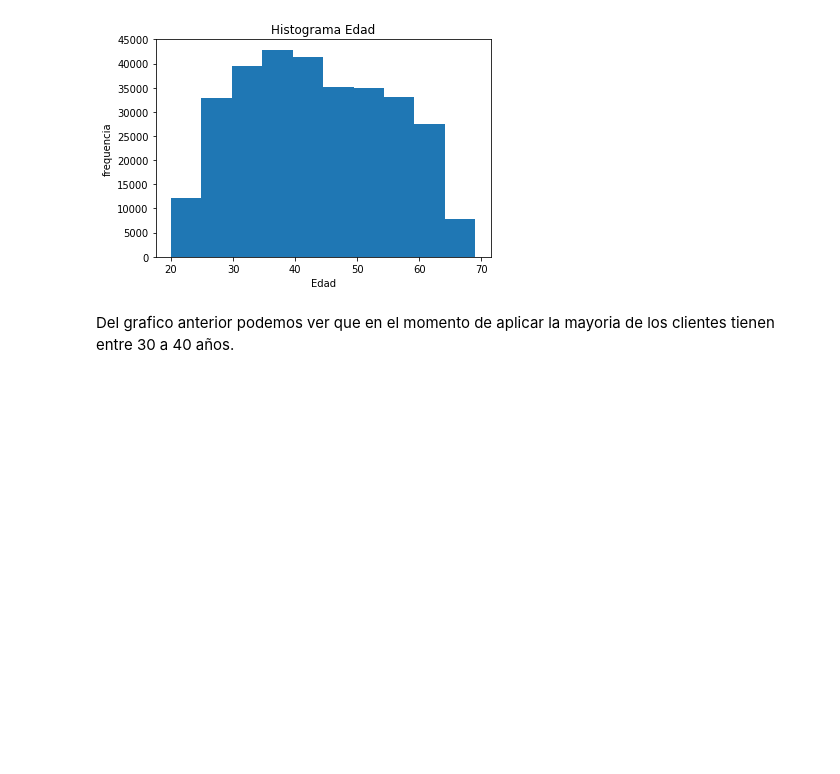
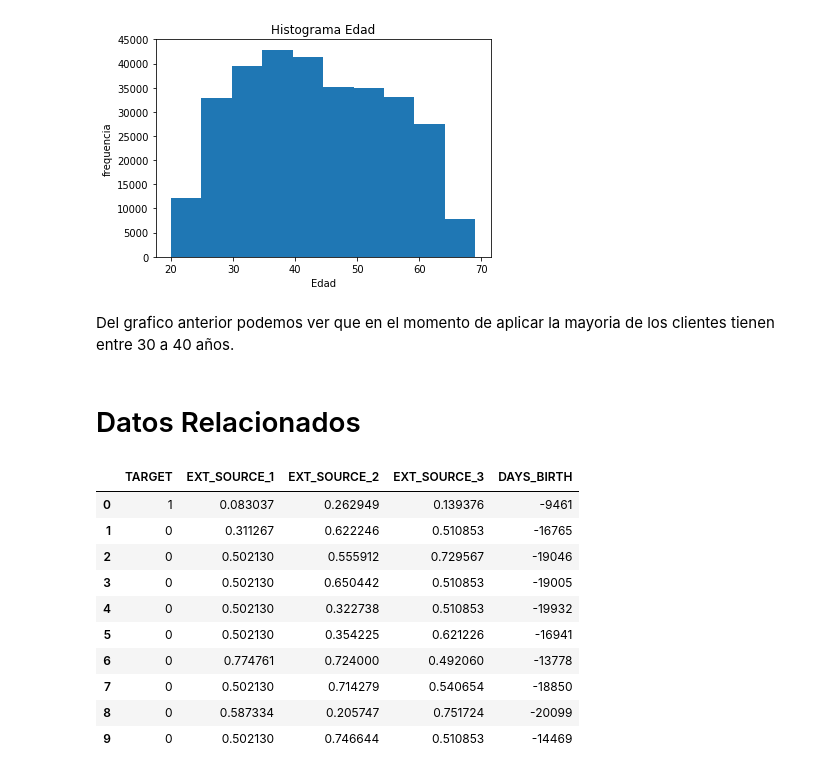
Before and after one commit to GeraldineE/kaggle_home_credit_default_risk, a Jupyter notebook: Kaggle_target_train_test.ipynb, the cells around one changed output. Saved outputs shown, nothing was run; the diff lists cells and outputs as text; code cells hidden in the pictures; blank space fills up the shorter version.

```diff
--- a/Kaggle_target_train_test.ipynb
+++ b/Kaggle_target_train_test.ipynb
@@ -455,3 +455,20 @@ Text(0.5,1,'Histograma Edad')
 [figure]
 # %% [markdown]
 Del grafico anterior podemos ver que en el momento de aplicar la mayoria de los clientes tienen entre 30 a 40 años.
+# %% [markdown]
+# Datos Relacionados
+# %%
+data_train_corr = data_train[['TARGET', 'EXT_SOURCE_1', 'EXT_SOURCE_2', 'EXT_SOURCE_3', 'DAYS_BIRTH']]
+data_train_corr.head(10)
+# %% [output]
+|  | TARGET | EXT_SOURCE_1 | EXT_SOURCE_2 | EXT_SOURCE_3 | DAYS_BIRTH |
+| 0 | 1 | 0.083037 | 0.262949 | 0.139376 | -9461 |
+| 1 | 0 | 0.311267 | 0.622246 | 0.510853 | -16765 |
+| 2 | 0 | 0.502130 | 0.555912 | 0.729567 | -19046 |
+| 3 | 0 | 0.502130 | 0.650442 | 0.510853 | -19005 |
+| 4 | 0 | 0.502130 | 0.322738 | 0.510853 | -19932 |
+| 5 | 0 | 0.502130 | 0.354225 | 0.621226 | -16941 |
+| 6 | 0 | 0.774761 | 0.724000 | 0.492060 | -13778 |
+| 7 | 0 | 0.502130 | 0.714279 | 0.540654 | -18850 |
+| 8 | 0 | 0.587334 | 0.205747 | 0.751724 | -20099 |
+| 9 | 0 | 0.502130 | 0.746644 | 0.510853 | -14469 |
```
Also changed, not shown: parts of 3 cells of this notebook, 1 other file.
